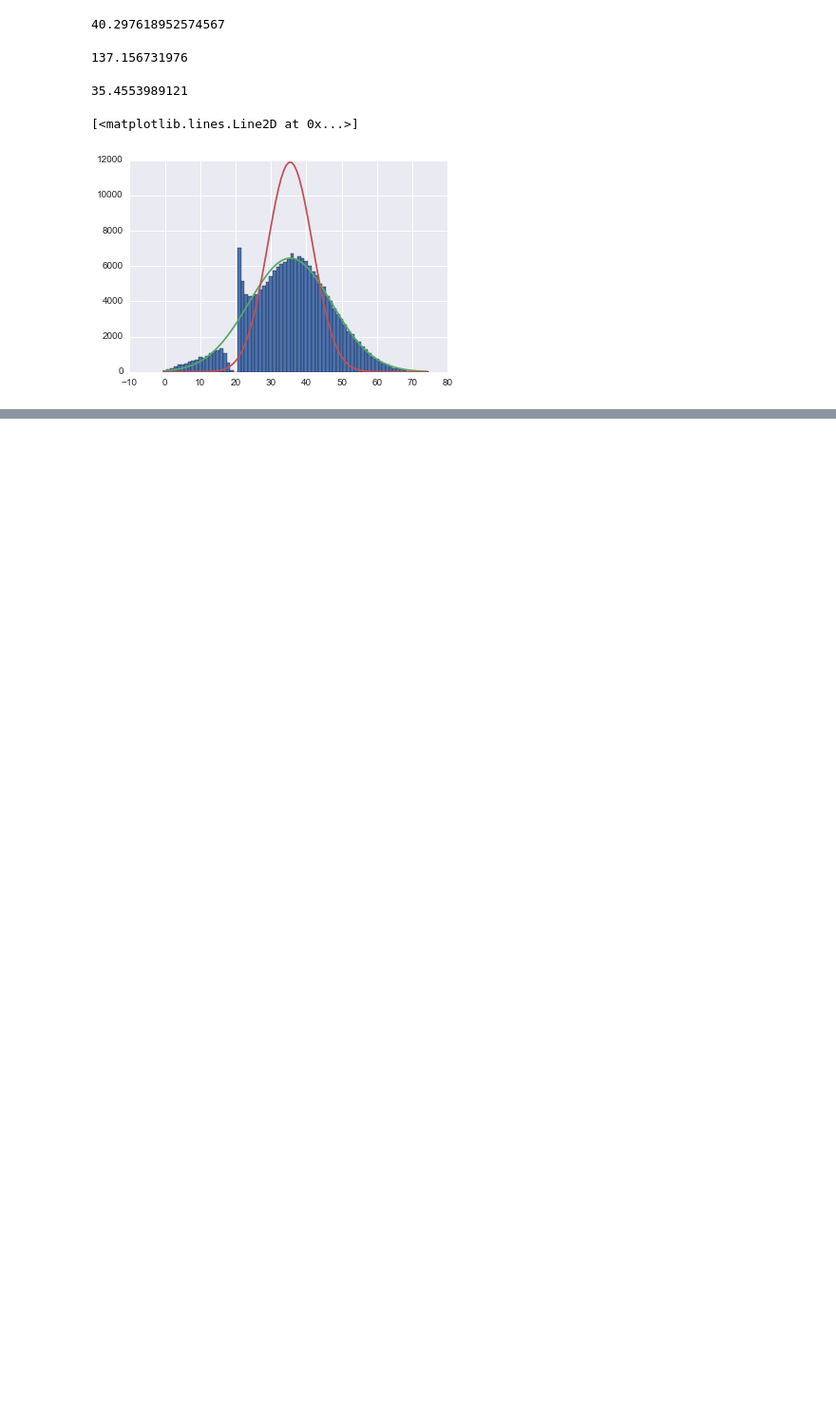
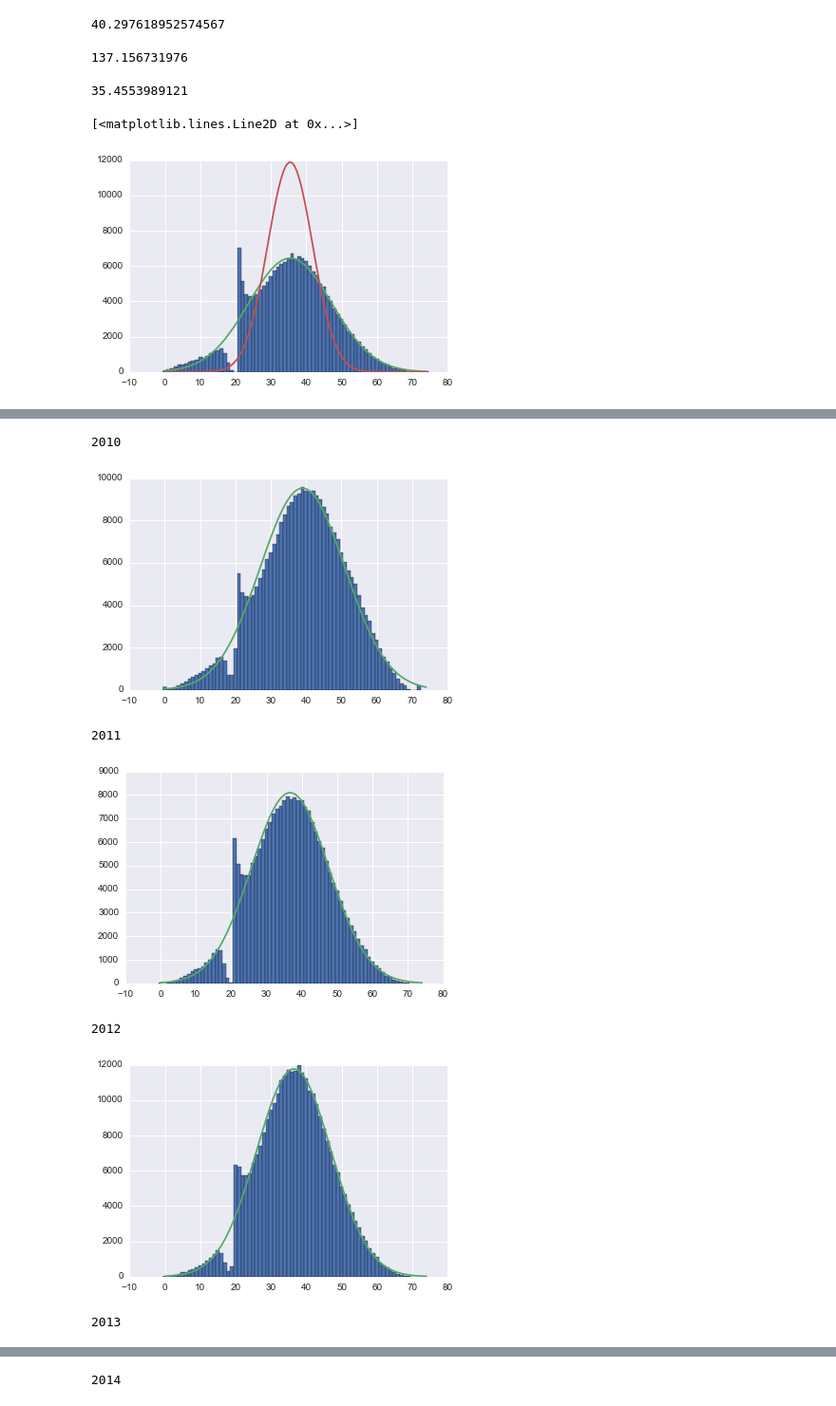
Before and after one commit to stared/delab-matury, a Jupyter notebook: eksploracje/zalamek_2.ipynb, the cells around one changed output, grey strips where cells are left out. Shown at 95% size. Cells and saved outputs as stored; diff of their text form; code cells hidden in the pictures; blank space fills up the shorter version.

```diff
--- a/eksploracje/zalamek_2.ipynb
+++ b/eksploracje/zalamek_2.ipynb
@@ -23,8 +23,9 @@ def relabel_pol_q(df):
     for k, v in df.count().items():
         col_groups[count2id[v]].append(k)
 
-    if len(set([len(group) for group in col_groups])):
+    if len(set([len(group) for group in col_groups[1:]])) > 1:
         print("Warning: choosable groups of different length")
+        print([len(group) for group in col_groups])
 
     renames = {}
     for group_id, group in enumerate(col_groups):
@@ -135,3 +136,8 @@ plt.plot(X, Y2 * len(df_p_w2))
 # %% [output]
 [<matplotlib.lines.Line2D at 0x...>]
 [figure]
+# %%
+def df_one_version(df, ver):
+    cols_ver = [col for col in renamed_df if col.startswith("co")
+                                           or col.startswith("v" + str(ver))]
+    return df[cols_ver].dropna()
@@ -137,0 +167,15 @@ plt.plot(X, Y2 * len(df_p_w2))
+# %%
+def plot_gaussian_fit(df_one_ver, naive_comp=False):
+    covmat = df_one_ver.cov()
+    stdev = np.sqrt(covmat.sum().sum())
+    mean = df_one_ver.sum(axis=1).mean()
+
+    sums = df_one_ver.sum(axis=1).astype(int)
+    sums.hist(bins=(sums.max() + 1),
+               range=(-0.5, sums.max() + 0.5))
+    X = np.linspace(0, sums.max(), 100)
+    plt.plot(X, len(sums) * stats.norm.pdf(X, loc=mean, scale=stdev))
+
+    if naive_comp:
+        stdev_independent = np.sqrt(covmat.values.diagonal().sum())
+        plt.plot(X, len(sums) * stats.norm.pdf(X, loc=mean, scale=stdev_independent))
@@ -137,0 +186,19 @@ plt.plot(X, Y2 * len(df_p_w2))
+# %%
+def gaussian_fit_year(year):
+    df = laduj_tylko_punkty("../dane/wyniki/j._polski_podstawowa_{}.csv".format(year))
+    df = relabel_pol_q(df)
+    df = df_one_version(df, 1)  # the most numerous variant
+    plot_gaussian_fit(df)
+# %%
+for year in range(2010, 2015):
+    print(year)
+    gaussian_fit_year(year)
+    plt.show()
+# %% [output]
+2010
+[figure, added]
+2011
+[figure, added]
+2012
+[figure, added]
+2013
@@ -137,0 +206 @@ plt.plot(X, Y2 * len(df_p_w2))
+2014
```
Also changed, not shown: parts of 6 cells of this notebook.
